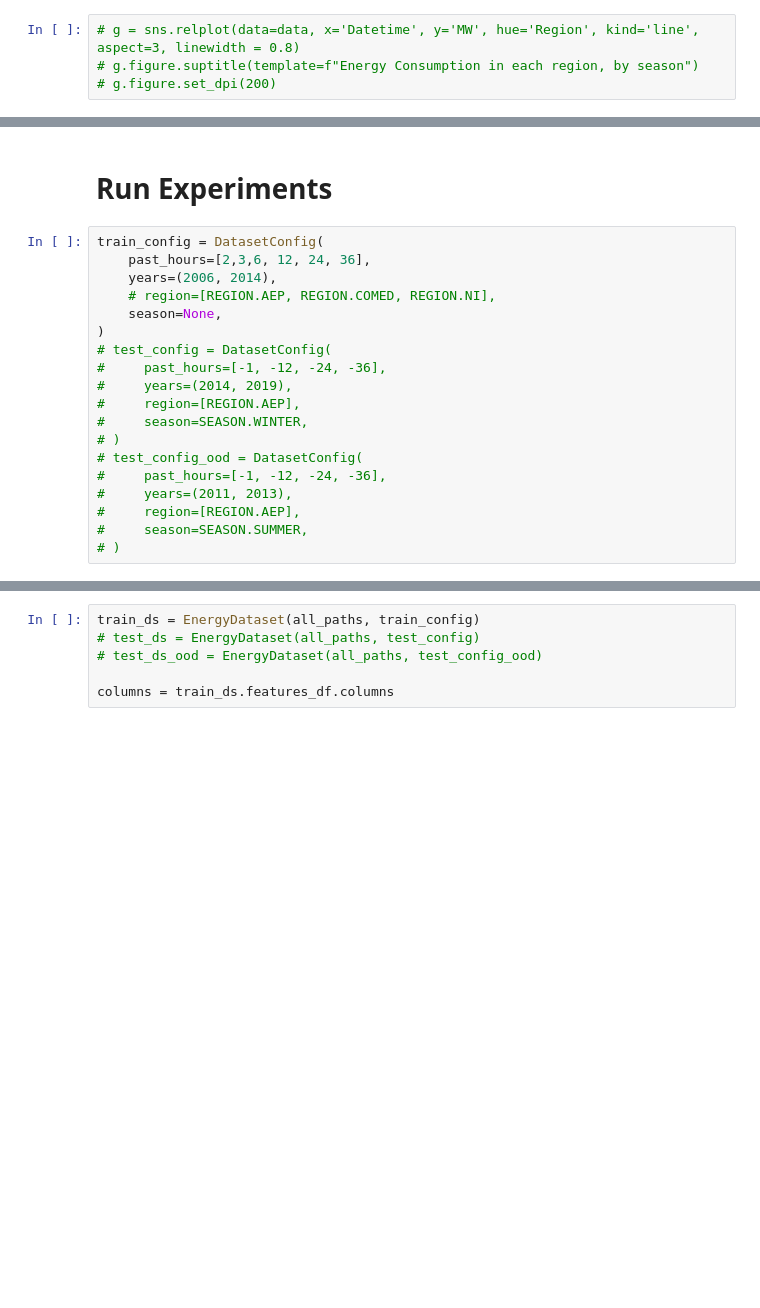
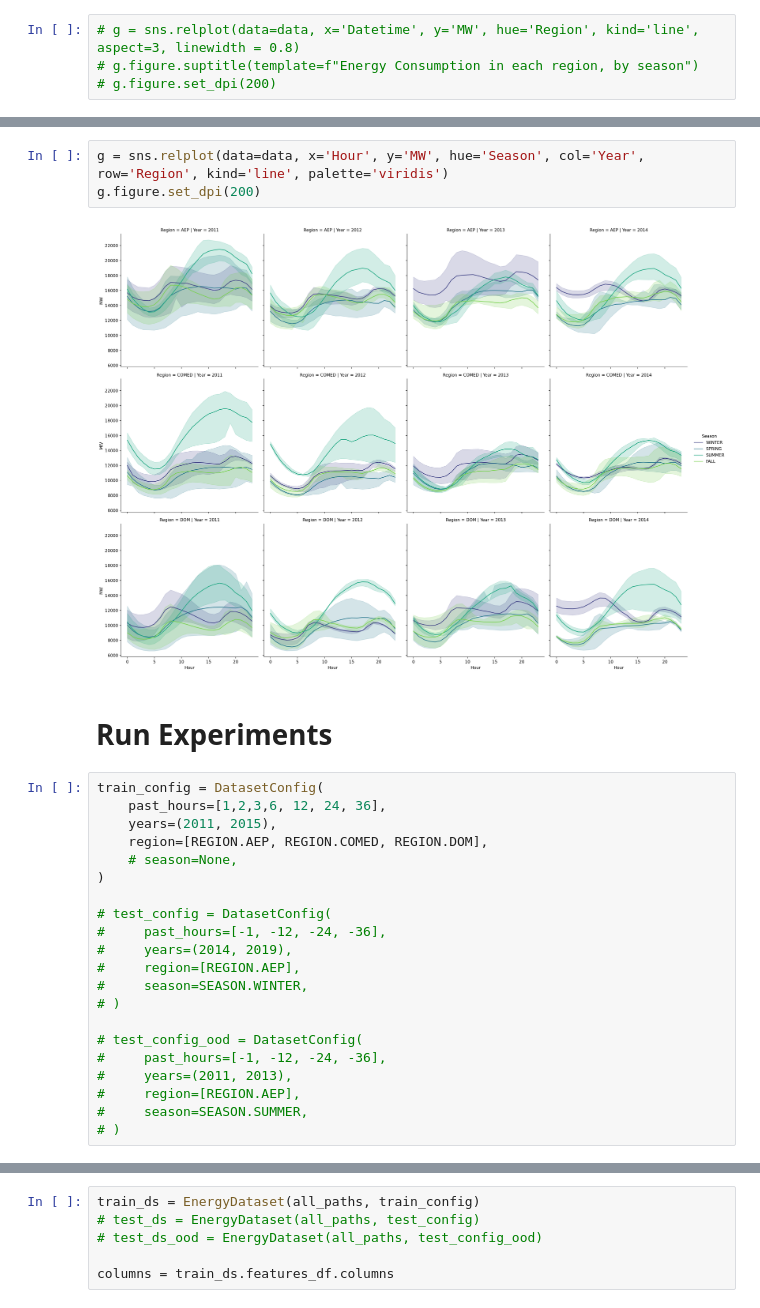
Before and after one commit to TheGuy42/ReliabilityInML_Project, a Jupyter notebook: Energy_ds/train.ipynb, the cells around one changed output, grey strips where cells are left out. Saved outputs shown, nothing was run; the diff lists cells and outputs as text; blank space fills up the shorter version.

```diff
--- a/Energy_ds/train.ipynb
+++ b/Energy_ds/train.ipynb
@@ -316,18 +355,25 @@ grouped
+# %%
+g = sns.relplot(data=data, x='Hour', y='MW', hue='Season', col='Year', row='Region', kind='line', palette='viridis')
+g.figure.set_dpi(200)
+# %% [output]
+[figure, added]
 # %% [markdown]
 # Run Experiments
 # %%
 train_config = DatasetConfig(
-    past_hours=[2,3,6, 12, 24, 36],
-    years=(2006, 2014),
-    # region=[REGION.AEP, REGION.COMED, REGION.NI],
-    season=None,
+    past_hours=[1,2,3,6, 12, 24, 36],
+    years=(2011, 2015),
+    region=[REGION.AEP, REGION.COMED, REGION.DOM],
+    # season=None,
 )
+
 # test_config = DatasetConfig(
 #     past_hours=[-1, -12, -24, -36],
 #     years=(2014, 2019),
 #     region=[REGION.AEP],
 #     season=SEASON.WINTER,
 # )
+
 # test_config_ood = DatasetConfig(
 #     past_hours=[-1, -12, -24, -36],
 #     years=(2011, 2013),
```
Also changed, not shown: parts of 19 cells of this notebook, 5 other files.
